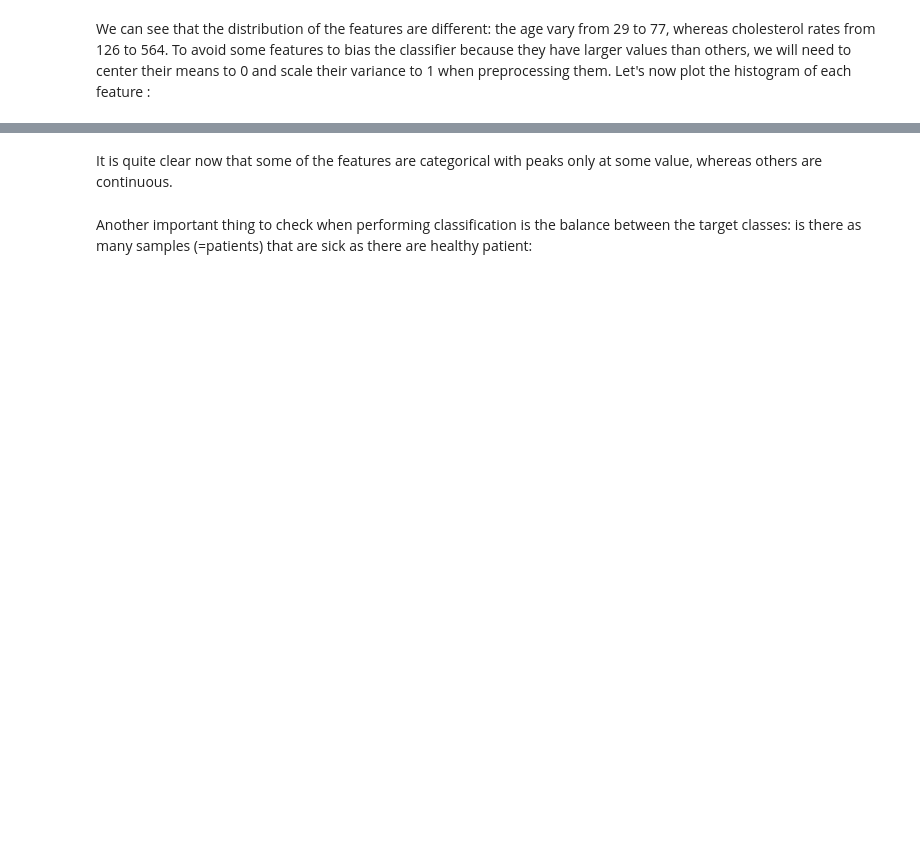
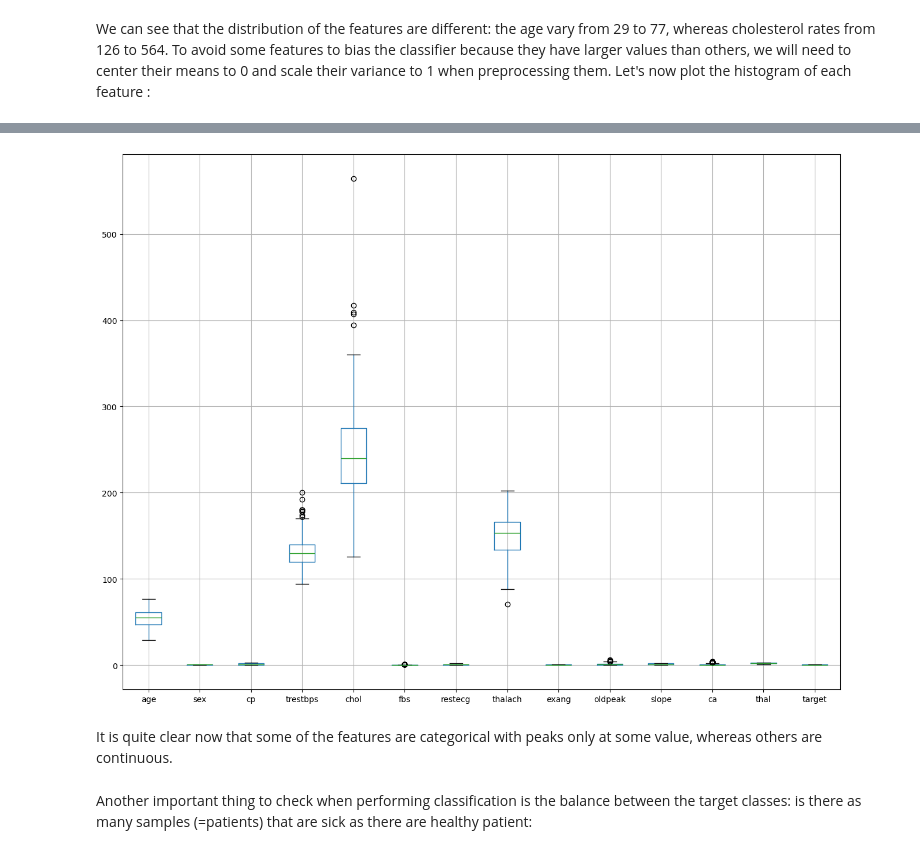
Before and after one commit to LexouLam/ML2, a Jupyter notebook: notebooks/A1_ML2_classification.ipynb, the cells around one changed output, grey strips where cells are left out. Drawn from its saved outputs; the diff is of its cells as text; code cells hidden in the pictures; blank space fills up the shorter version.

```diff
--- a/notebooks/A1_ML2_classification.ipynb
+++ b/notebooks/A1_ML2_classification.ipynb
@@ -97,3 +127,7 @@ plots = dataset.hist()
+# %%
+plots = dataset.boxplot()
+# %% [output]
+[figure, added]
 # %% [markdown]
 It is quite clear now that some of the features are categorical with peaks only at some value, whereas others are continuous.
 # %% [markdown]
```
Also changed, not shown: parts of 19 cells of this notebook.
